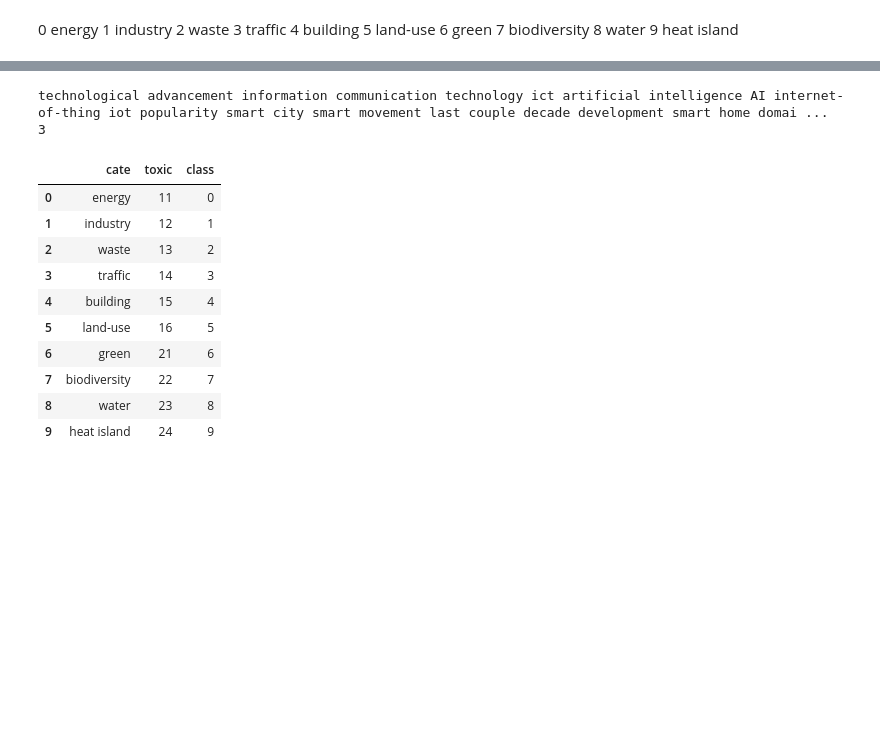
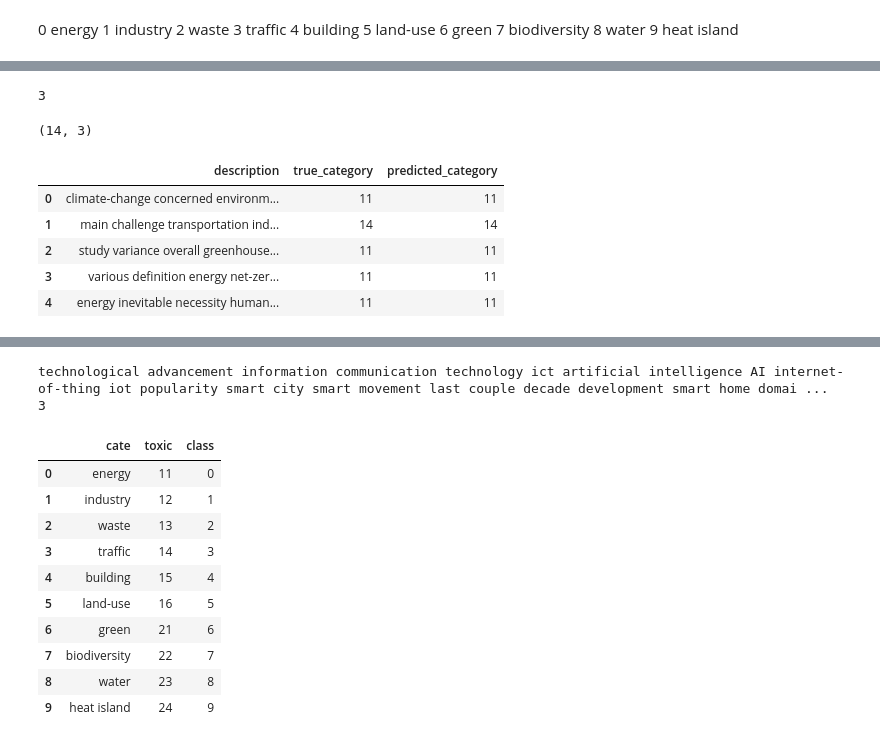
Before and after one commit to solong96/solong96, a Jupyter notebook: 0818_cc_text_classfication.ipynb, the cells around one changed output, grey strips where cells are left out. Saved outputs shown, nothing was run; the diff lists cells and outputs as text; code cells hidden in the pictures; blank space fills up the shorter version.

```diff
--- a/0818_cc_text_classfication.ipynb
+++ b/0818_cc_text_classfication.ipynb
@@ -361,0 +347,7 @@ potential climate-change mitigation measure building science literature sparse s
+# %%
+#converting the one hot vector output to a linear numpy array.
+yvalid_class = np.argmax(yvalid_model, axis = 1)
+# %%
+word[(word['toxic'] == y_valid[1])]['class'].values[0]
+# %% [output]
+3
@@ -361,0 +358,21 @@ potential climate-change mitigation measure building science literature sparse s
+# %%
+y_valid[1], y_valid_class[1]
+# %% [output]
+(14, 3)
+# %%
+#extracting the classes from the label encoder
+encoded_classes = le.classes_
+
+#mapping the encoded output to actual categories
+predicted_category = [encoded_classes[x] for x in yvalid_class]
+true_category = [encoded_classes[x] for x in y_valid_class]
+# %%
+result_df = pd.DataFrame({'description':xvalid,'true_category':true_category, 'predicted_category':predicted_category})
+result_df.head()
+# %% [output]
+|  | description | true_category | predicted_category |
+| 0 | climate-change concerned environm... | 11 | 11 |
+| 1 | main challenge transportation ind... | 14 | 14 |
+| 2 | study variance overall greenhouse... | 11 | 11 |
+| 3 | various definition energy net-zer... | 11 | 11 |
+| 4 | energy inevitable necessity human... | 11 | 11 |
```
Also changed, not shown: parts of 13 cells of this notebook.
